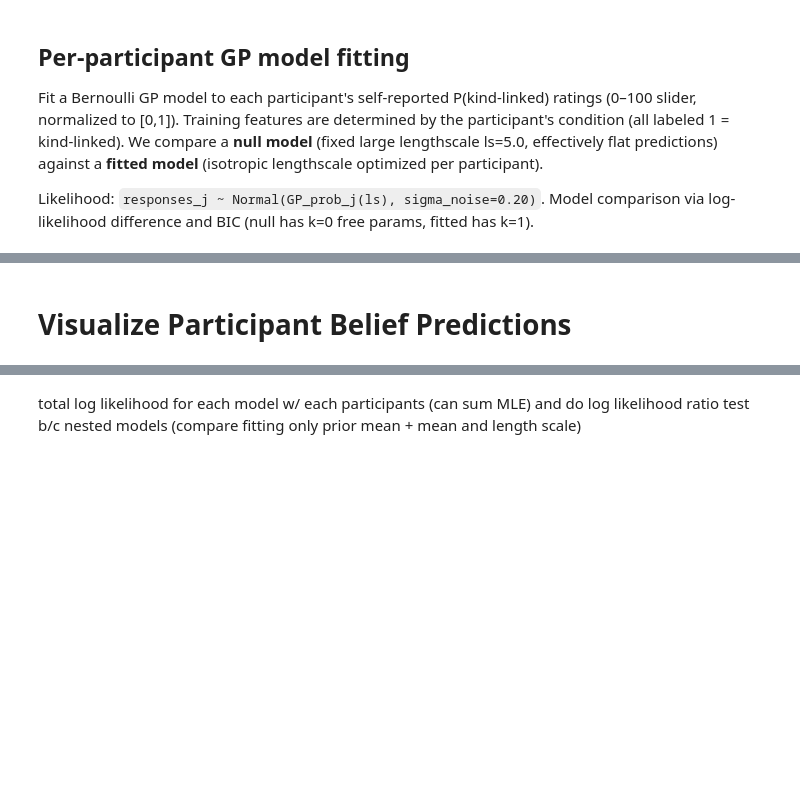
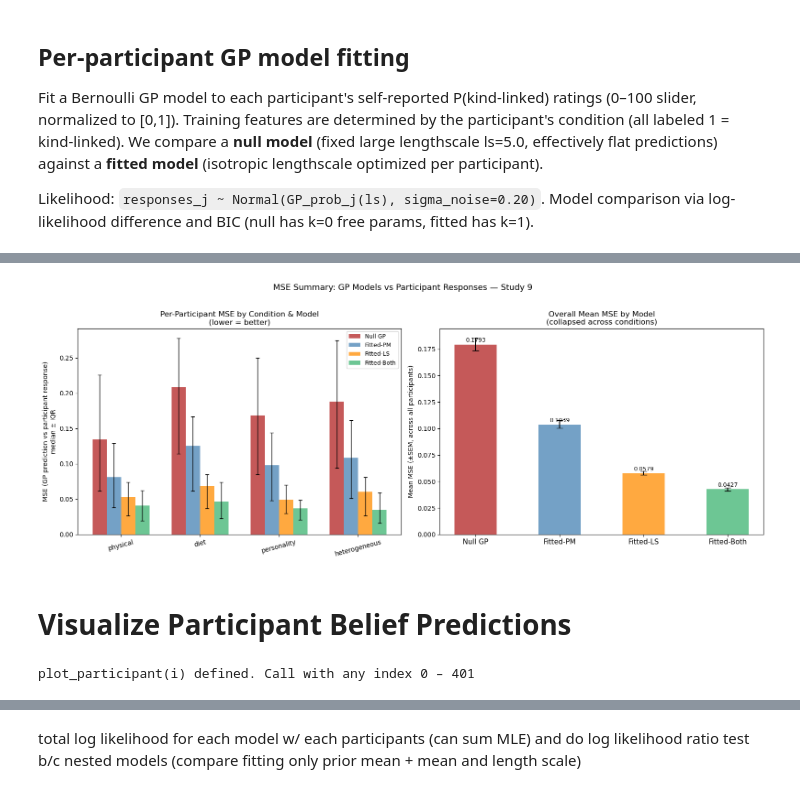
Before and after one commit to mariannazhang/compgenerics, a Jupyter notebook: model/gp/model-gp-study9.ipynb, the cells around one changed output, grey strips where cells are left out. Saved outputs shown, nothing was run; the diff lists cells and outputs as text; code cells hidden in the pictures; blank space fills up the shorter version.

```diff
--- a/model/gp/model-gp-study9.ipynb
+++ b/model/gp/model-gp-study9.ipynb
@@ -651,48 +773,50 @@ for k, (key, label, color) in enumerate(zip(mse_keys, mse_labels, mse_colors)):
                 fmt='none', color='black', capsize=3, linewidth=1)
 
 ax.set_xticks(x_base)
 ax.set_xticklabels(cond_order, rotation=15)
 ax.set_ylabel('MSE (GP prediction vs participant response)\nmedian ± IQR')
 ax.set_title('Per-Participant MSE by Condition & Model\n(lower = better)')
 ax.legend(fontsize=9)
 
 # ── Panel 2: Mean MSE collapsed across conditions ─────────────────────────
 ax = axes[1]
 x_pos = np.arange(n_models)
 means = [np.mean([r[key] for r in results]) for key in mse_keys]
 sems  = [np.std([r[key] for r in results]) / np.sqrt(len(results)) for key in mse_keys]
 bars  = ax.bar(x_pos, means, color=mse_colors, alpha=0.75, width=0.5)
 ax.errorbar(x_pos, means, yerr=sems, fmt='none', color='black', capsize=5, linewidth=1.5)
 
 for bar, mean in zip(bars, means):
     ax.text(bar.get_x() + bar.get_width() / 2, mean + 0.001,
             f'{mean:.4f}', ha='center', va='bottom', fontsize=9)
 
 ax.set_xticks(x_pos)
 ax.set_xticklabels(mse_labels, fontsize=11)
 ax.set_ylabel('Mean MSE (±SEM, across all participants)')
 ax.set_title('Overall Mean MSE by Model\n(collapsed across conditions)')
 
 plt.suptitle('MSE Summary: GP Models vs Participant Responses — Study 9', fontsize=13, y=1.02)
 plt.tight_layout()
 plt.show()
 
 # ── Print table ───────────────────────────────────────────────────────────
-print(f"\n{'Condition':<16} {'MSE_null':>9} {'MSE_pm':>9} {'MSE_ls':>9} {'MSE_both':>9}  {'%imp_pm':>7}  {'%imp_ls':>7}  {'%imp_both':>9}")
-print('-' * 90)
-for cond in cond_order:
-    cr = [r for r in results if r['condition'] == cond]
-    mn = np.mean([r['mse_null'] for r in cr])
-    ml = np.mean([r['mse_ls']   for r in cr])
-    mp = np.mean([r['mse_pm']   for r in cr])
-    mb = np.mean([r['mse_both'] for r in cr])
-    print(f"{cond:<16} {mn:>9.4f} {mp:>9.4f} {ml:>9.4f} {mb:>9.4f}  {(mn-mp)/mn*100:>6.1f}%  {(mn-ml)/mn*100:>6.1f}%  {(mn-mb)/mn*100:>8.1f}%")
-mn_all = np.mean([r['mse_null'] for r in results])
-ml_all = np.mean([r['mse_ls']   for r in results])
-mp_all = np.mean([r['mse_pm']   for r in results])
-mb_all = np.mean([r['mse_both'] for r in results])
-print('-' * 90)
-print(f"{'ALL':<16} {mn_all:>9.4f} {mp_all:>9.4f} {ml_all:>9.4f} {mb_all:>9.4f}  {(mn_all-mp_all)/mn_all*100:>6.1f}%  {(mn_all-ml_all)/mn_all*100:>6.1f}%  {(mn_all-mb_all)/mn_all*100:>8.1f}%")
+# print(f"\n{'Condition':<16} {'MSE_null':>9} {'MSE_pm':>9} {'MSE_ls':>9} {'MSE_both':>9}  {'%imp_pm':>7}  {'%imp_ls':>7}  {'%imp_both':>9}")
+# print('-' * 90)
+# for cond in cond_order:
+#     cr = [r for r in results if r['condition'] == cond]
+#     mn = np.mean([r['mse_null'] for r in cr])
+#     ml = np.mean([r['mse_ls']   for r in cr])
+#     mp = np.mean([r['mse_pm']   for r in cr])
+#     mb = np.mean([r['mse_both'] for r in cr])
+#     print(f"{cond:<16} {mn:>9.4f} {mp:>9.4f} {ml:>9.4f} {mb:>9.4f}  {(mn-mp)/mn*100:>6.1f}%  {(mn-ml)/mn*100:>6.1f}%  {(mn-mb)/mn*100:>8.1f}%")
+# mn_all = np.mean([r['mse_null'] for r in results])
+# ml_all = np.mean([r['mse_ls']   for r in results])
+# mp_all = np.mean([r['mse_pm']   for r in results])
+# mb_all = np.mean([r['mse_both'] for r in results])
+# print('-' * 90)
+# print(f"{'ALL':<16} {mn_all:>9.4f} {mp_all:>9.4f} {ml_all:>9.4f} {mb_all:>9.4f}  {(mn_all-mp_all)/mn_all*100:>6.1f}%  {(mn_all-ml_all)/mn_all*100:>6.1f}%  {(mn_all-mb_all)/mn_all*100:>8.1f}%")
+# %% [output]
+[figure, added]
 # %% [markdown]
 # Visualize Participant Belief Predictions
 # %%
@@ -878,6 +1002,8 @@ def plot_participant(i, grid_resolution=50):
 
 
 print("plot_participant(i) defined. Call with any index 0 –", len(results) - 1)
+# %% [output]
+plot_participant(i) defined. Call with any index 0 – 401
 # %%
 # ── Example: plot a specific participant ─────────────────────────────────
 # Change i to any index 0 – len(results)-1
```
Also changed, not shown: parts of 17 cells of this notebook.
